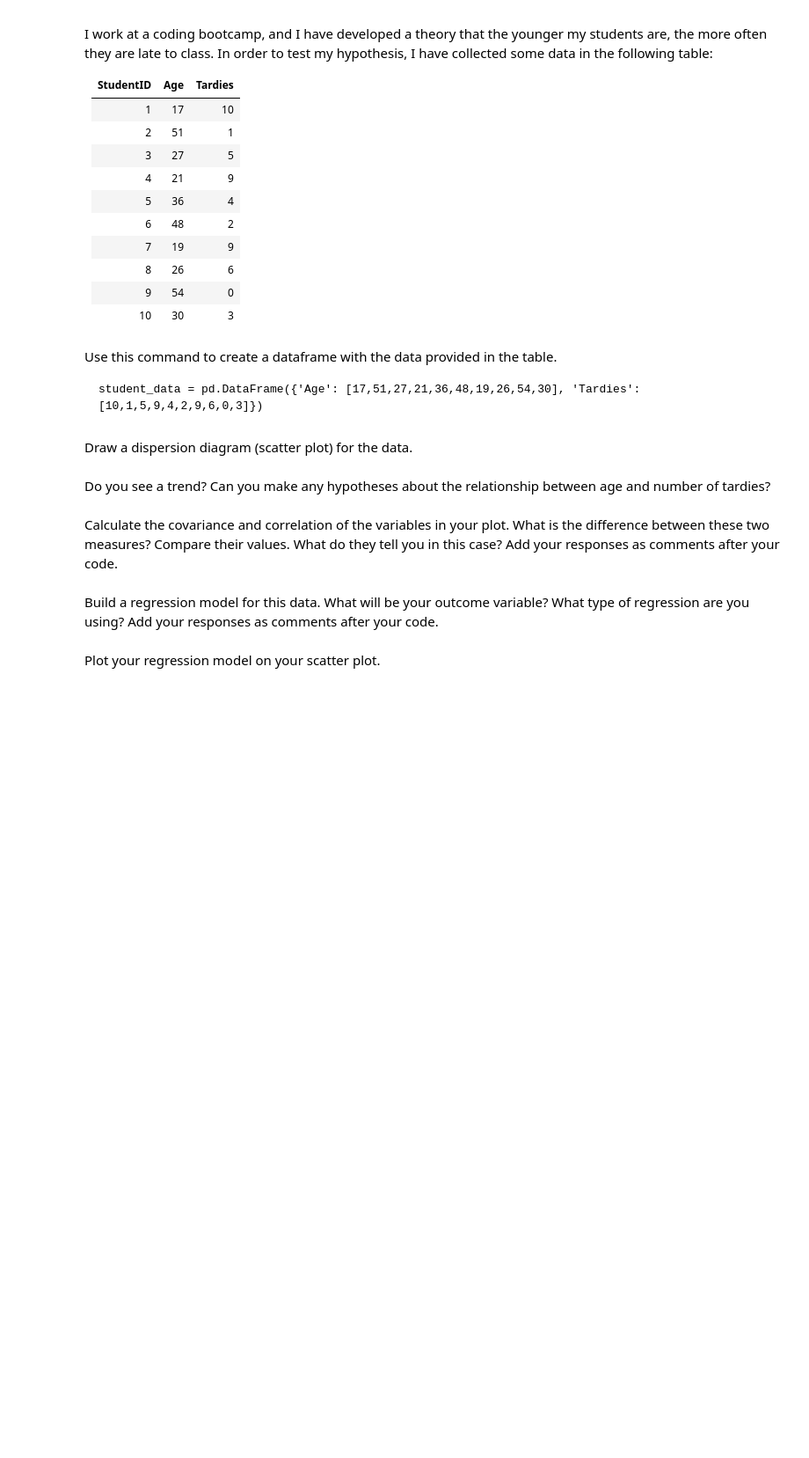
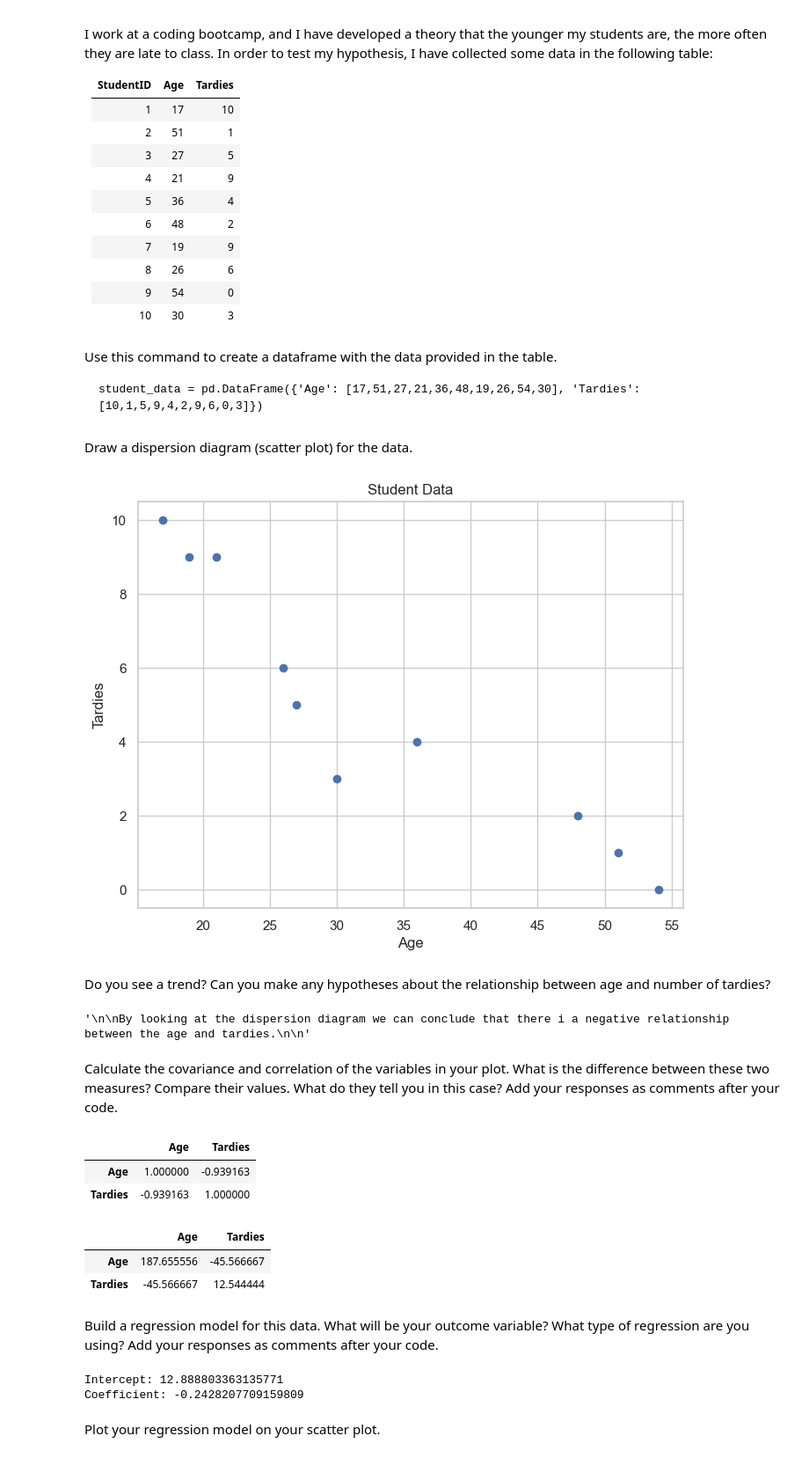
Before and after one commit to Ironhack-data-bcn-oct-2023/lab-regression-analysis, a Jupyter notebook: your-code.ipynb, the cells around one changed output. Shown at 88% size. Drawn from its saved outputs; the diff is of its cells as text; code cells hidden in the pictures; blank space fills up the shorter version.

Commit message:
Marco lab regression-analysis

```diff
--- a/your-code.ipynb
+++ b/your-code.ipynb
@@ -7,6 +7,25 @@
 * Comment as much as you can and use the resources (README.md file)
 
 Happy learning!
+# %%
+#libraries
+
+import pandas as pd
+import numpy as np
+
+# Viz
+import seaborn as sns
+from matplotlib import pyplot as plt
+from matplotlib import cm
+%matplotlib inline
+%config Inlinebackend.figure_format = 'retina'
+sns.set_context("poster")
+sns.set(rc={"figure.figsize": (15.,8.)})
+sns.set_style("whitegrid")
+
+# Modelling libraries
+import statsmodels.formula.api as smf
+from sklearn.linear_model import LinearRegression #sci-kit for learning, science-kit, sklearn
 # %% [markdown]
 ## Challenge 1
 I work at a coding bootcamp, and I have developed a theory that the younger my students are, the more often they are late to class. In order to test my hypothesis, I have collected some data in the following table:
@@ -33,2 +50,4 @@ student_data = pd.DataFrame({'Age': [17,51,27,21,36,48,19,26,54,30], 'Tardies':
+# %%
+student_data = pd.DataFrame({'Age': [17,51,27,21,36,48,19,26,54,30], 'Tardies': [10,1,5,9,4,2,9,6,0,3]})
 # %% [markdown]
 Draw a dispersion diagram (scatter plot) for the data.
@@ -37,2 +54,12 @@ Draw a dispersion diagram (scatter plot) for the data.
+# %%
+plt.figure(figsize=(8, 6))
+plt.scatter(student_data['Age'], student_data['Tardies'])
+plt.title('Student Data')
+plt.xlabel('Age')
+plt.ylabel('Tardies')
+plt.grid(True)
+plt.show()
+# %% [output]
+[figure, added]
 # %% [markdown]
 Do you see a trend? Can you make any hypotheses about the relationship between age and number of tardies?
@@ -41,2 +66,10 @@ Do you see a trend? Can you make any hypotheses about the relationship between a
+# %%
+"""
+
+By looking at the dispersion diagram we can conclude that there i a negative relationship between the age and tardies.
+
+"""
+# %% [output]
+'\n\nBy looking at the dispersion diagram we can conclude that there i a negative relationship between the age and tardies.\n\n'
 # %% [markdown]
 Calculate the covariance and correlation of the variables in your plot. What is the difference between these two measures? Compare their values. What do they tell you in this case? Add your responses as comments after your code.
@@ -45,2 +76,16 @@ Calculate the covariance and correlation of the variables in your plot. What is
+# %%
+student_data.corr()
+#This proves that are previous analysis was correct and we can see how strong the negative relationship is.
+# %% [output]
+|  | Age | Tardies |
+| Age | 1.000000 | -0.939163 |
+| Tardies | -0.939163 | 1.000000 |
+# %%
+student_data.cov()
+#Here the covariance shows that as one of the values increases the other decreases
+# %% [output]
+|  | Age | Tardies |
+| Age | 187.655556 | -45.566667 |
+| Tardies | -45.566667 | 12.544444 |
 # %% [markdown]
 Build a regression model for this data. What will be your outcome variable? What type of regression are you using? Add your responses as comments after your code.
@@ -49,2 +92,13 @@ Build a regression model for this data. What will be your outcome variable? What
+# %%
+X = student_data[['Age']]
+y = student_data['Tardies']
+model = LinearRegression()
+model.fit(X, y)
+
+print(f'Intercept: {model.intercept_}')
+print(f'Coefficient: {model.coef_[0]}')
+# %% [output]
+Intercept: 12.888803363135771
+Coefficient: -0.2428207709159809
 # %% [markdown]
 Plot your regression model on your scatter plot.
```
Also changed, not shown: parts of 17 cells of this notebook.
